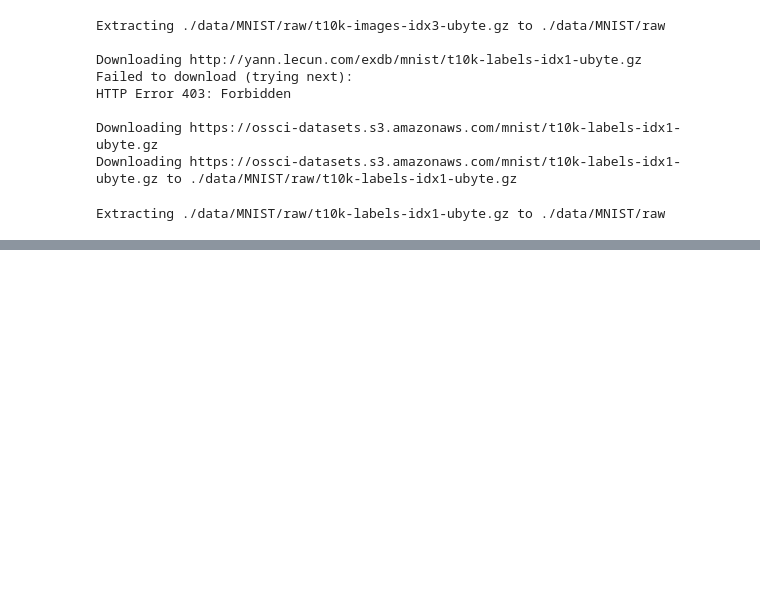
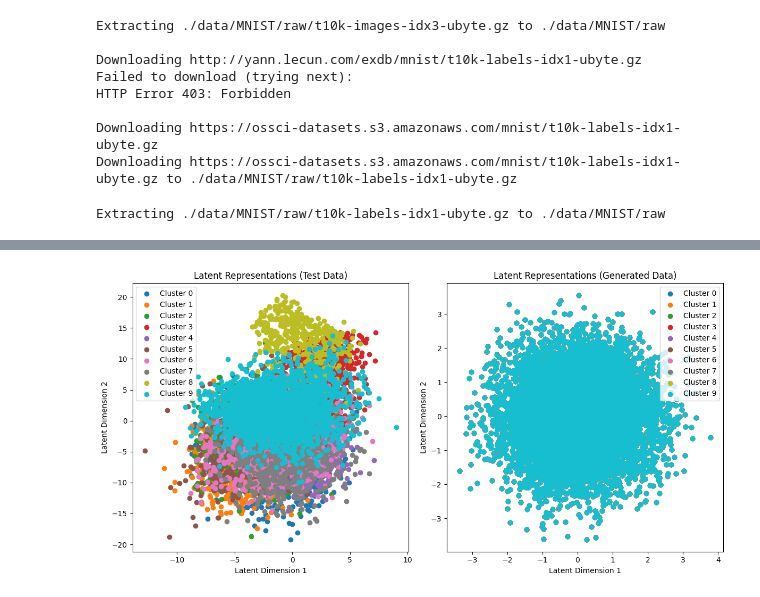
Before and after one commit to LamTienDat/MMGAN, a Jupyter notebook: save_model_normal.ipynb, the cells around one changed output, grey strips where cells are left out. Drawn from its saved outputs; the diff is of its cells as text; code cells hidden in the pictures; blank space fills up the shorter version.

```diff
--- a/save_model_normal.ipynb
+++ b/save_model_normal.ipynb
@@ -315,0 +371,41 @@ ACC: 0.5494
+# %%
+import numpy as np
+import matplotlib.pyplot as plt
+
+# Encode test data and generate data
+latent_representations, true_labels = extract_latent_representations(encoder, test_loader)
+generated_latent_representations = np.random.randn(len(latent_representations), latent_dim)
+generated_data = generator(torch.FloatTensor(generated_latent_representations)).detach().numpy().reshape(-1, data_dim)
+
+# Apply KMeans on latent representations
+kmeans = KMeans(n_clusters=num_clusters, random_state=0)
+predicted_labels = kmeans.fit_predict(latent_representations)
+
+# Scatter plot for latent representations
+plt.figure(figsize=(12, 6))
+
+plt.subplot(1, 2, 1)
+for cluster in range(num_clusters):
+    plt.scatter(latent_representations[predicted_labels == cluster, 0],
+                latent_representations[predicted_labels == cluster, 1],
+                label=f'Cluster {cluster}')
+plt.title('Latent Representations (Test Data)')
+plt.xlabel('Latent Dimension 1')
+plt.ylabel('Latent Dimension 2')
+plt.legend()
+
+# Scatter plot for generated data
+plt.subplot(1, 2, 2)
+for cluster in range(num_clusters):
+    plt.scatter(generated_latent_representations[:, 0],
+                generated_latent_representations[:, 1],
+                label=f'Cluster {cluster}')
+plt.title('Latent Representations (Generated Data)')
+plt.xlabel('Latent Dimension 1')
+plt.ylabel('Latent Dimension 2')
+plt.legend()
+
+plt.tight_layout()
+plt.show()
+# %% [output]
+[figure, added]
```
Also changed, not shown: parts of 6 cells of this notebook.
